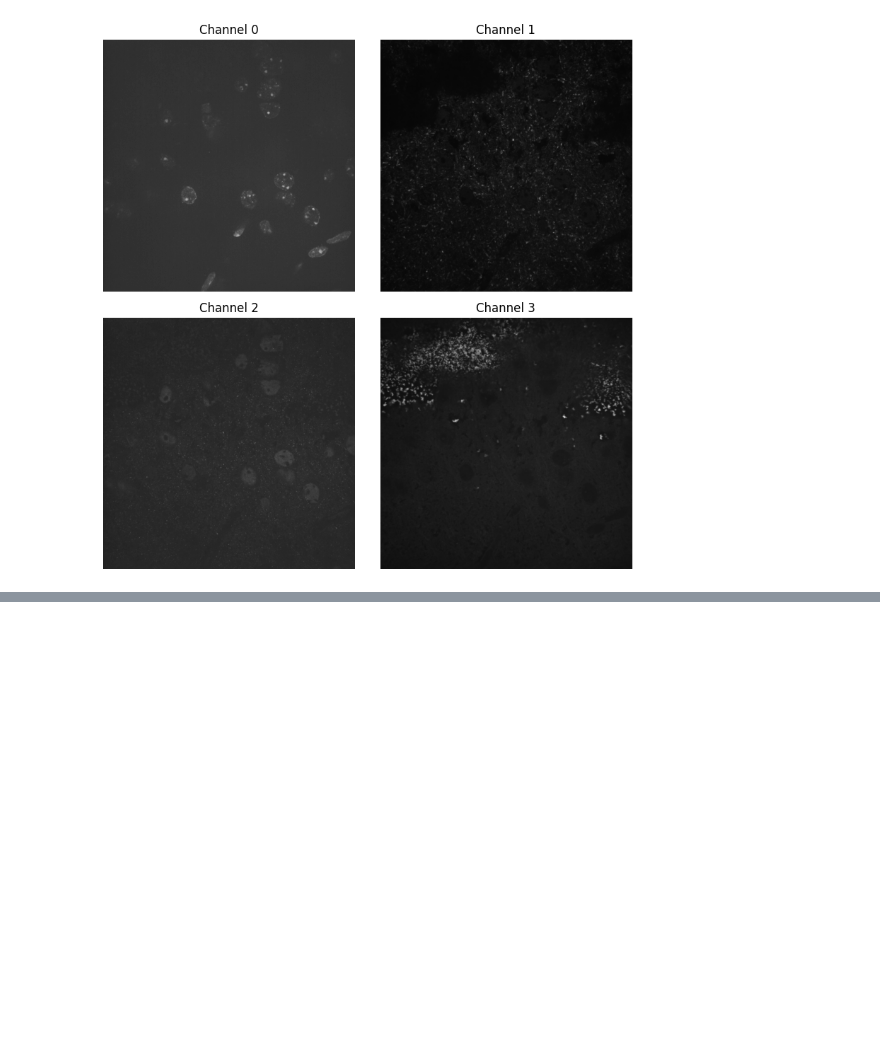
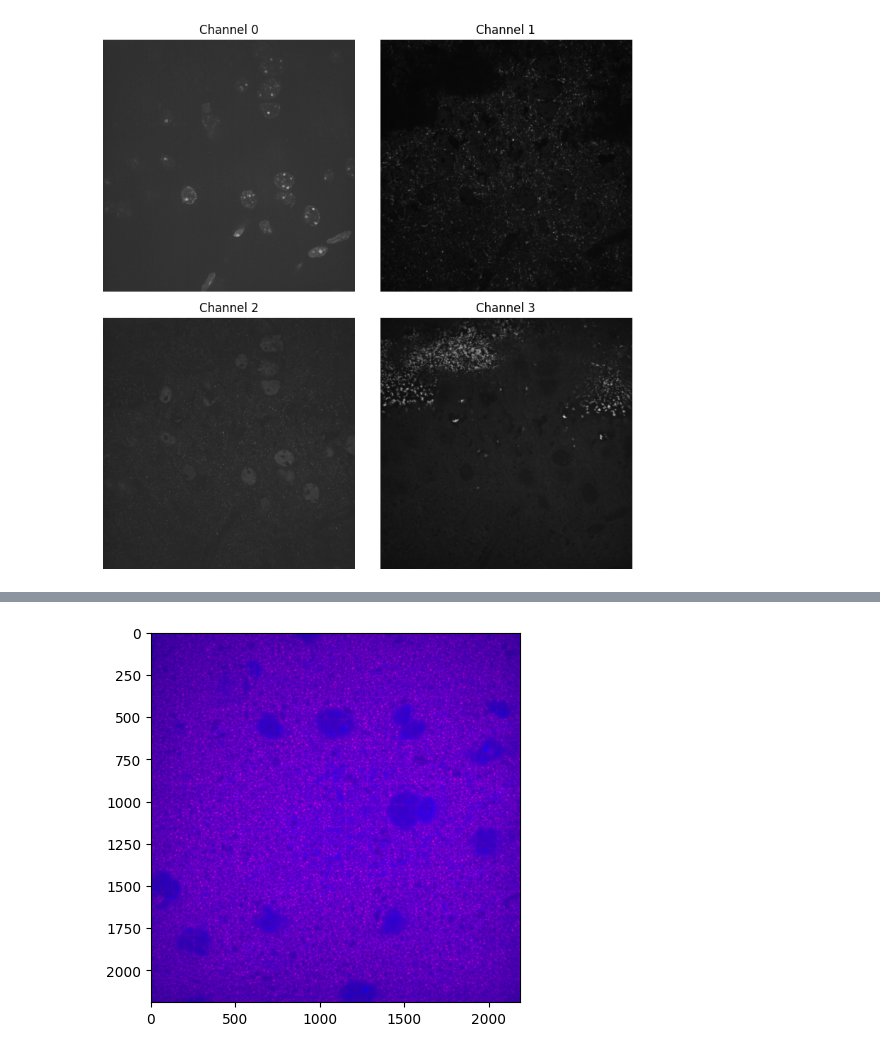
Before and after one commit to peneeta/neuro-ml-capstone, a Jupyter notebook: visualize_panels.ipynb, the cells around one changed output, grey strips where cells are left out. Drawn from its saved outputs; the diff is of its cells as text; code cells hidden in the pictures; blank space fills up the shorter version.

```diff
--- a/visualize_panels.ipynb
+++ b/visualize_panels.ipynb
@@ -25,0 +39,8 @@ Plot4Channel(C3)
+# %%
+from plotting_cell_image import MakeCompositeImage
+
+composite = MakeCompositeImage(b2_pred, ['darkblue', 'red', 'black', 'darkblue'], channel_order=[3, 1, 2, 0])
+plt.imshow(composite)
+plt.show()
+# %% [output]
+[figure, added]
```
Also changed, not shown: parts of 3 cells of this notebook, 2 other files.
